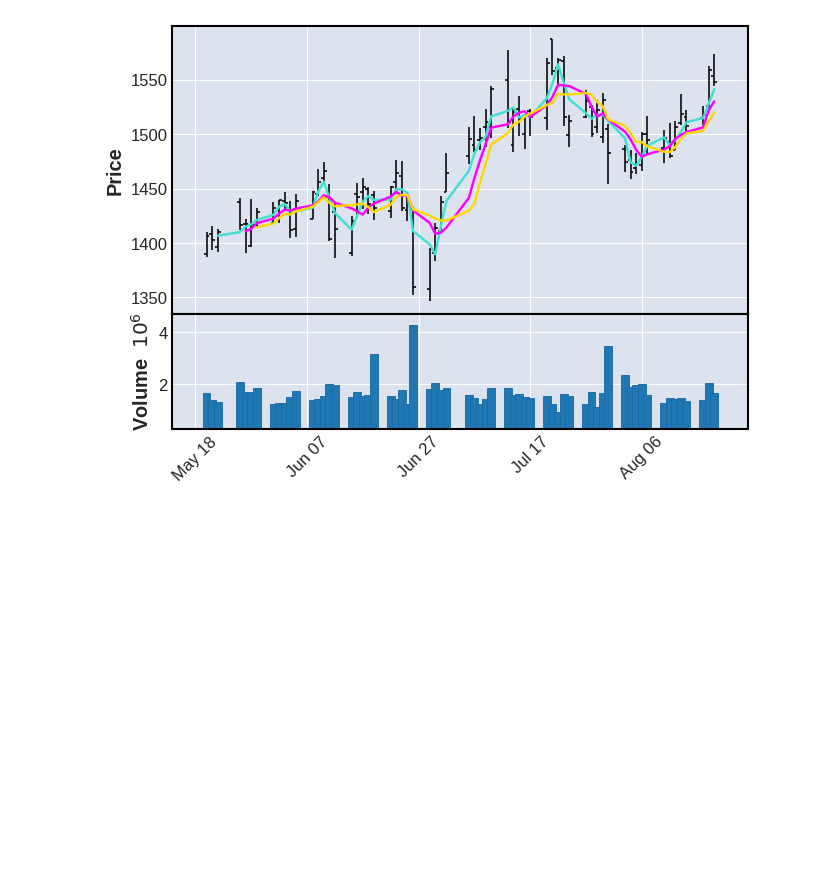
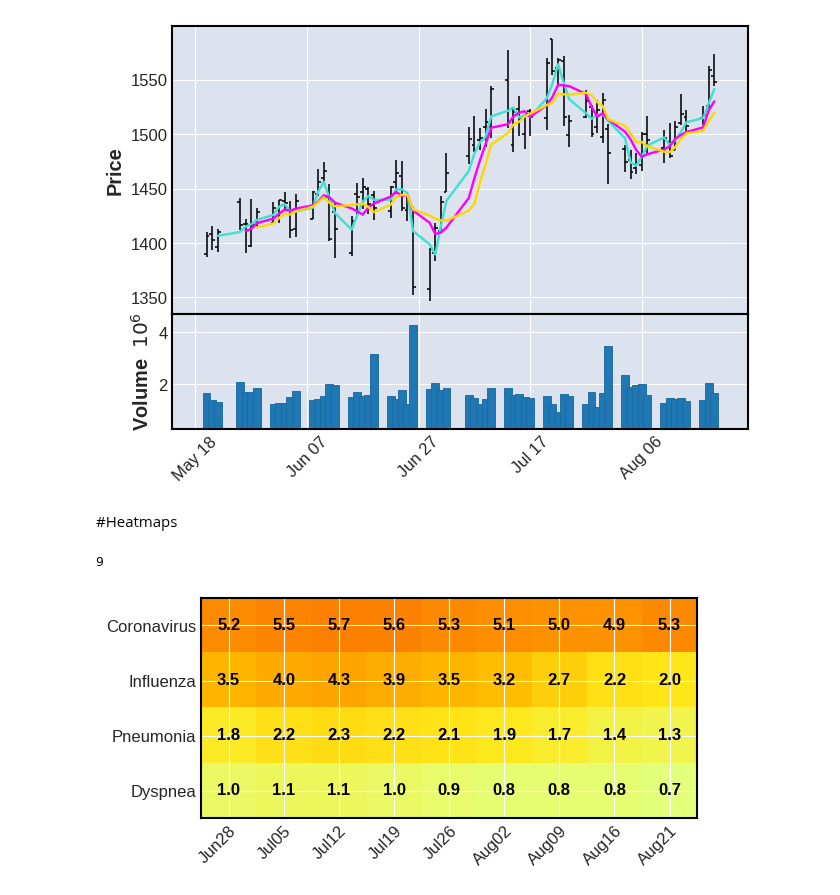
Before and after one commit to touhid0503/Matplotlib, a Jupyter notebook: matplotlib_15_02_26.ipynb, the cells around one changed output. Cells and saved outputs as stored; diff of their text form; code cells hidden in the pictures; blank space fills up the shorter version.

Commit message:
tables, scatterplots, 3d surface, matplotlib finance, heatmap

```diff
--- a/matplotlib_15_02_26.ipynb
+++ b/matplotlib_15_02_26.ipynb
@@ -317,3 +317,29 @@ mpf.plot(goog_data,type='ohlc',mav=4)
 mpf.plot(goog_data,type='ohlc',mav=(3,5,7),volume=True,show_nontrading=True)
 # %% [output]
 [figure]
+# %% [markdown]
+#Heatmaps
+# %%
+symptoms = ["Coronavirus","Influenza","Pneumonia","Dyspnea"]
+dates = ["Jun28","Jul05","Jul12","Jul19","Jul26","Aug02","Aug09","Aug16","Aug21"]
+symp_per = np.array([[5.2, 5.5, 5.7, 5.6, 5.3, 5.1, 5.0, 4.9, 5.3],
+                    [3.5, 4.0, 4.3, 3.9, 3.5, 3.2, 2.7, 2.2, 2.0],
+                    [1.8, 2.2, 2.3, 2.2, 2.1, 1.9, 1.7, 1.4, 1.3],
+                    [1.0, 1.1, 1.1, 1.0, 0.9, 0.8, 0.8, 0.8, 0.7]])
+# %%
+len(dates)
+# %% [output]
+9
+# %%
+fig_10, axes_10 = plt.subplots()
+im = axes_10.imshow(symp_per, cmap="Wistia")
+axes_10.set_xticks(np.arange(len(dates)))
+axes_10.set_yticks(np.arange(len(symptoms)))
+axes_10.set_xticklabels(dates)
+axes_10.set_yticklabels(symptoms)
+plt.setp(axes_10.get_xticklabels(), rotation=45, ha="right",rotation_mode="anchor")
+for i in range(len(symptoms)):
+    for j in range(len(dates)):
+        text = axes_10.text(j, i, symp_per[i, j], ha="center", va="center", color="k",fontweight="bold")
+# %% [output]
+[figure, added]
```
